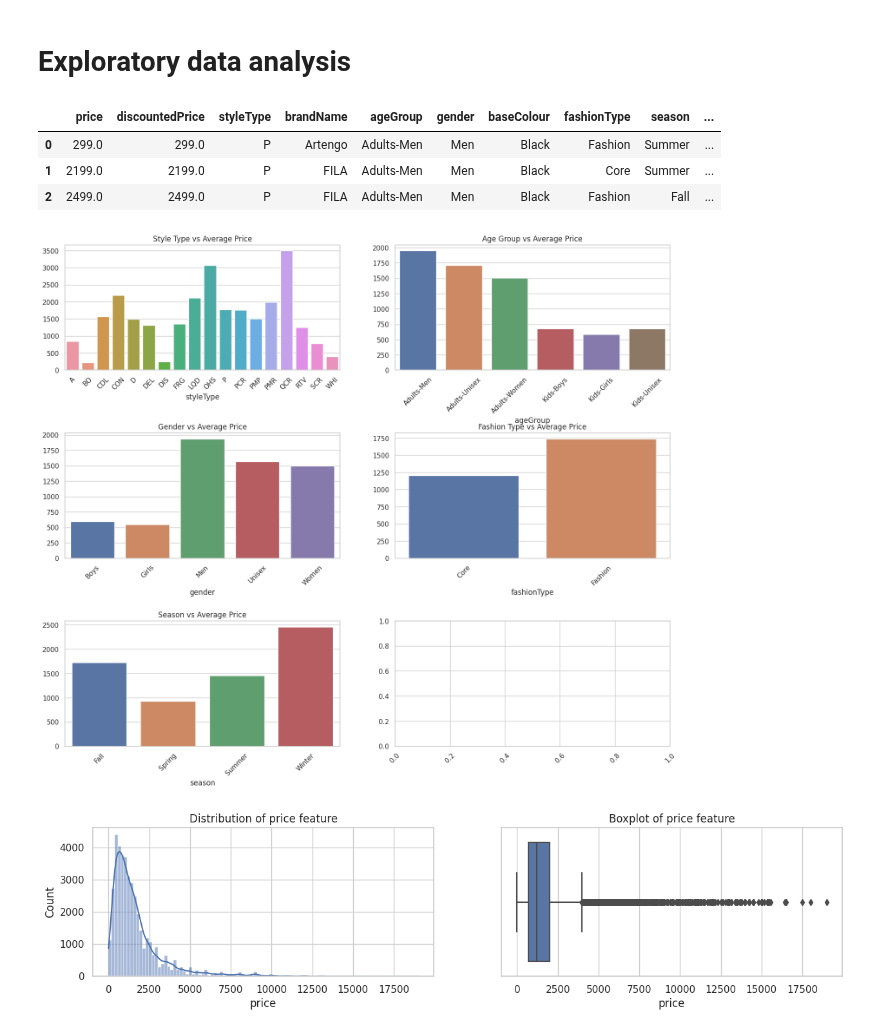
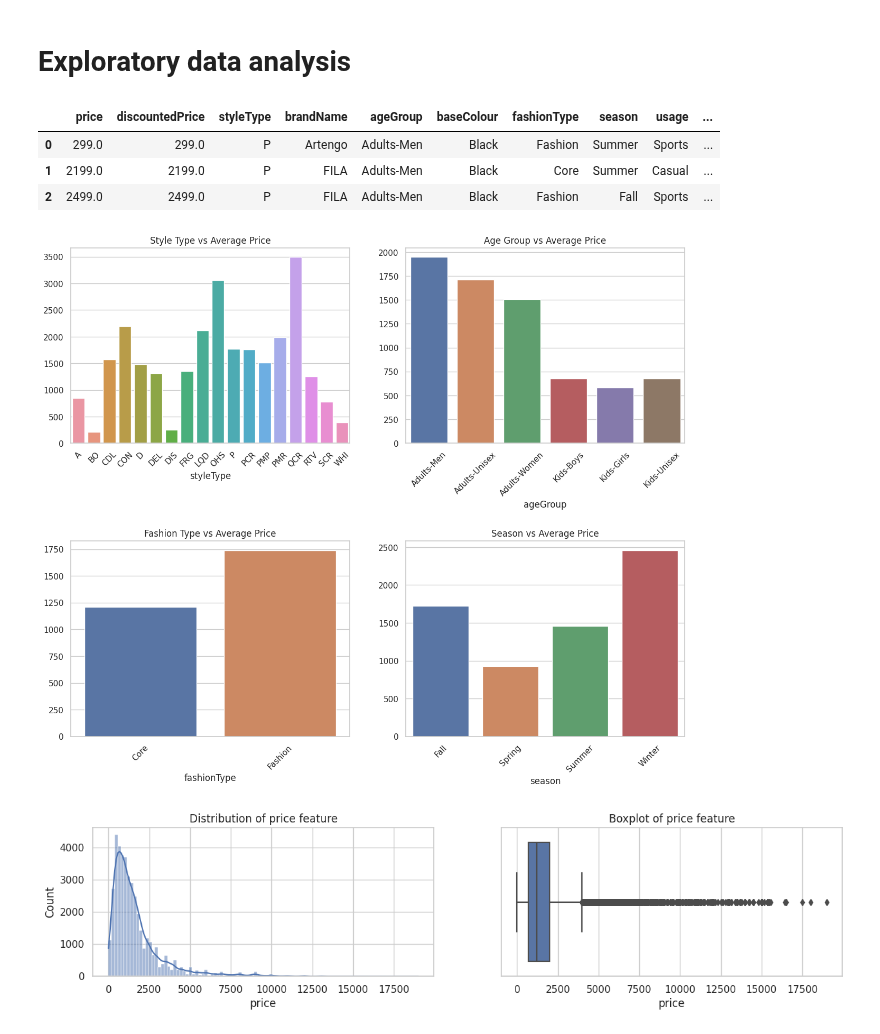
Before and after one commit to yuvraaj2002/AI_Projects, a Jupyter notebook: StyleSphere/Notebook/Predict_Price.ipynb, the cells around one changed output. Drawn from its saved outputs; the diff is of its cells as text; code cells hidden in the pictures.

```diff
--- a/StyleSphere/Notebook/Predict_Price.ipynb
+++ b/StyleSphere/Notebook/Predict_Price.ipynb
@@ -122,13 +122,13 @@ df.to_csv('../Dataset/clean_data_V1.csv')
 # Exploratory data analysis
 # %%
 df = pd.read_csv('../Dataset/clean_data_V1.csv')
-df.drop(['Unnamed: 0','myntraRating','variantName','weight','displayCategories','productDisplayName','year'],axis=1,inplace=True)
+df.drop(['Unnamed: 0','myntraRating','variantName','weight','displayCategories','productDisplayName','year','gender'],axis=1,inplace=True)
 df.head(3)
 # %% [output]
-|  | price | discountedPrice | styleType | brandName | ageGroup | gender | baseColour | fashionType | season | ... |
-| 0 | 299.0 | 299.0 | P | Artengo | Adults-Men | Men | Black | Fashion | Summer | ... |
-| 1 | 2199.0 | 2199.0 | P | FILA | Adults-Men | Men | Black | Core | Summer | ... |
-| 2 | 2499.0 | 2499.0 | P | FILA | Adults-Men | Men | Black | Fashion | Fall | ... |
+|  | price | discountedPrice | styleType | brandName | ageGroup | baseColour | fashionType | season | usage | ... |
+| 0 | 299.0 | 299.0 | P | Artengo | Adults-Men | Black | Fashion | Summer | Sports | ... |
+| 1 | 2199.0 | 2199.0 | P | FILA | Adults-Men | Black | Core | Summer | Casual | ... |
+| 2 | 2499.0 | 2499.0 | P | FILA | Adults-Men | Black | Fashion | Fall | Sports | ... |
 # %%
 discount_available = []
 for i in range(len(df)):
@@ -153,42 +153,38 @@ df = df[~df['brandName'].isin(brands_to_delete)]
 # %%
 # Grouping data
 style_dist = df.groupby('styleType')['price'].mean()
 age_dist = df.groupby('ageGroup')['price'].mean()
-gender_dist = df.groupby('gender')['price'].mean()
 ft_dist = df.groupby('fashionType')['price'].mean()
 season_dist = df.groupby('season')['price'].mean()
 
 # Creating subplots
-fig, ax = plt.subplots(3, 2, figsize=(18, 15))
+fig, ax = plt.subplots(2, 2, figsize=(15, 12))
 
 # Plotting each distribution
 sns.barplot(x=style_dist.index, y=style_dist.values, ax=ax[0][0])
 ax[0][0].set_title("Style Type vs Average Price")
 
 sns.barplot(x=age_dist.index, y=age_dist.values, ax=ax[0][1])
 ax[0][1].set_title("Age Group vs Average Price")
 
-sns.barplot(x=gender_dist.index, y=gender_dist.values, ax=ax[1][0])
-ax[1][0].set_title("Gender vs Average Price")
+sns.barplot(x=ft_dist.index, y=ft_dist.values, ax=ax[1][0])
+ax[1][0].set_title("Fashion Type vs Average Price")
 
-sns.barplot(x=ft_dist.index, y=ft_dist.values, ax=ax[1][1])
-ax[1][1].set_title("Fashion Type vs Average Price")
-
-sns.barplot(x=season_dist.index, y=season_dist.values, ax=ax[2][0])
-ax[2][0].set_title("Season vs Average Price")
+sns.barplot(x=season_dist.index, y=season_dist.values, ax=ax[1][1])
+ax[1][1].set_title("Season vs Average Price")
 
 # Setting x-axis labels rotation
-for i in range(3):
+for i in range(2):
     for j in range(2):
         ax[i][j].tick_params(axis='x', labelrotation=45)
 
 # Adjusting subplot layout
 plt.subplots_adjust(hspace=0.5)
 
 # Displaying the plot
 plt.show()
 # %% [output]
-[figure, old version]
+[figure, new version]
 # %%
 fig,ax = plt.subplots(1,2,figsize=(15,3))
 
```
Also changed, not shown: parts of 13 cells of this notebook.
